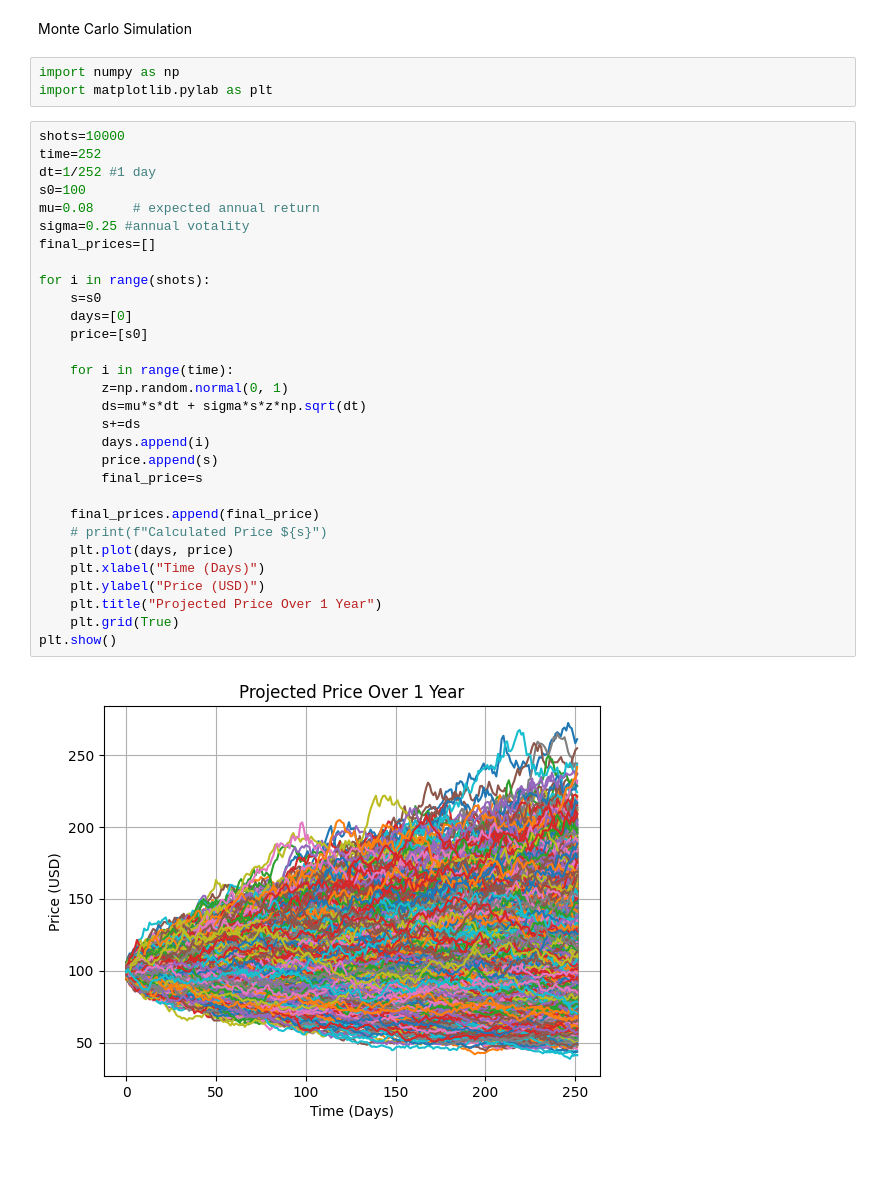
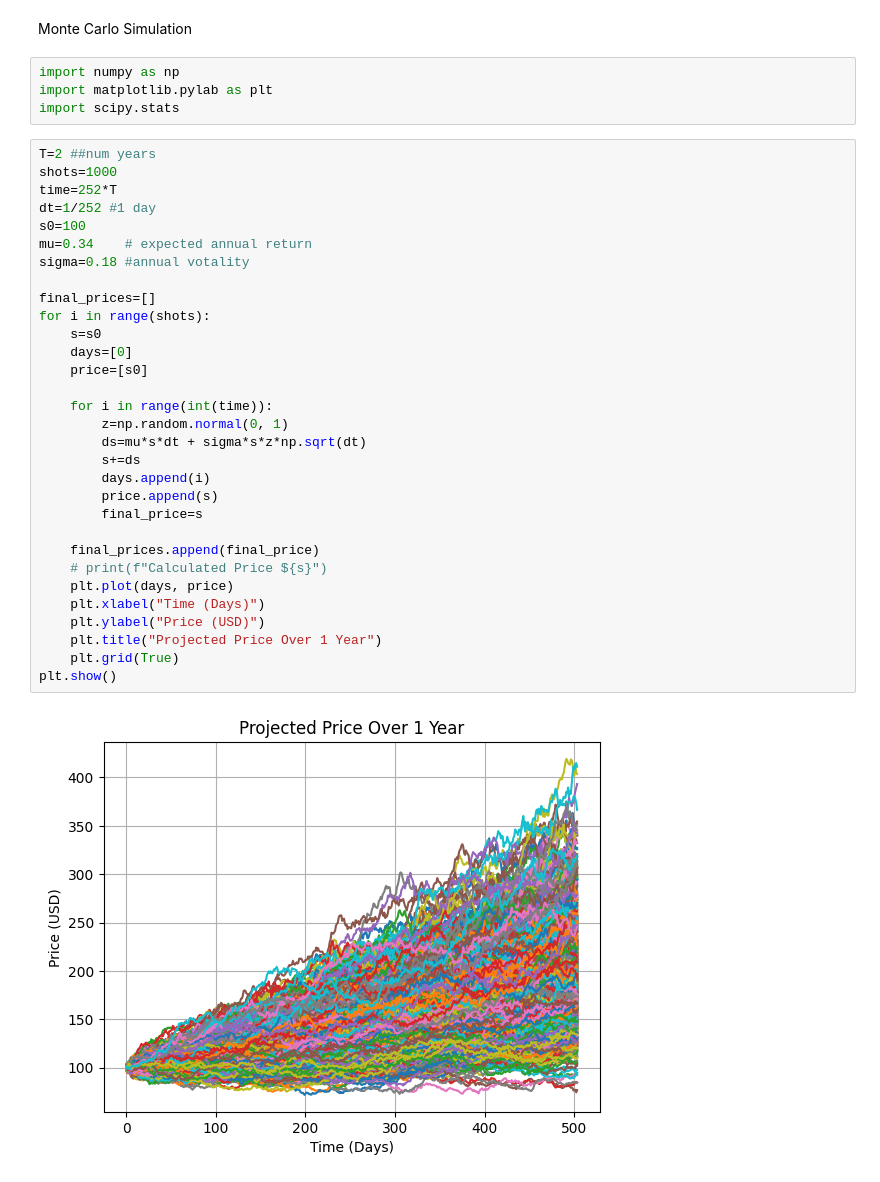
Before and after one commit to morik04/entropy-and-equity, a Jupyter notebook: src/monte_carlo_simulation.ipynb, the cells around one changed output. Saved outputs shown, nothing was run; the diff lists cells and outputs as text.

```diff
--- a/src/monte_carlo_simulation.ipynb
+++ b/src/monte_carlo_simulation.ipynb
@@ -3,38 +3,40 @@ Monte Carlo Simulation
 # %%
 import numpy as np
 import matplotlib.pylab as plt
+import scipy.stats
 # %%
-shots=10000
-time=252
+T=2 ##num years
+shots=1000
+time=252*T
 dt=1/252 #1 day
 s0=100
-mu=0.08     # expected annual return
-sigma=0.25 #annual votality
+mu=0.34    # expected annual return
+sigma=0.18 #annual votality
+
 final_prices=[]
-
 for i in range(shots):
     s=s0
     days=[0]
     price=[s0]
 
-    for i in range(time):
+    for i in range(int(time)):
         z=np.random.normal(0, 1)
         ds=mu*s*dt + sigma*s*z*np.sqrt(dt)
         s+=ds
         days.append(i)
         price.append(s)
         final_price=s
 
     final_prices.append(final_price)
     # print(f"Calculated Price ${s}")
     plt.plot(days, price)
     plt.xlabel("Time (Days)")
     plt.ylabel("Price (USD)")
     plt.title("Projected Price Over 1 Year")
     plt.grid(True)
 plt.show()
 # %% [output]
-[figure, old version]
+[figure, new version]
 # %%
 ### Calculate chance of gain
 count=0
```
Also changed, not shown: parts of 5 cells of this notebook.
